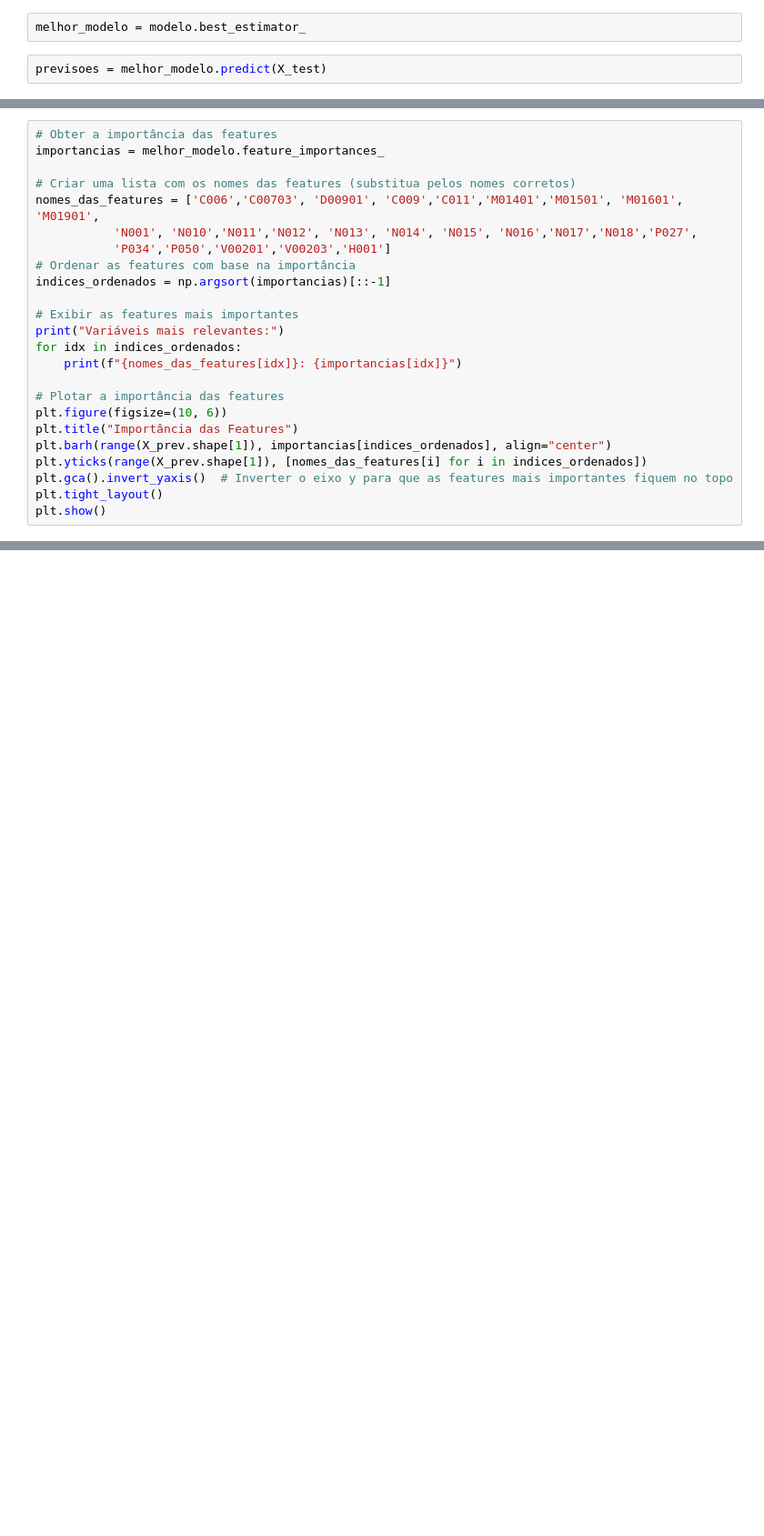
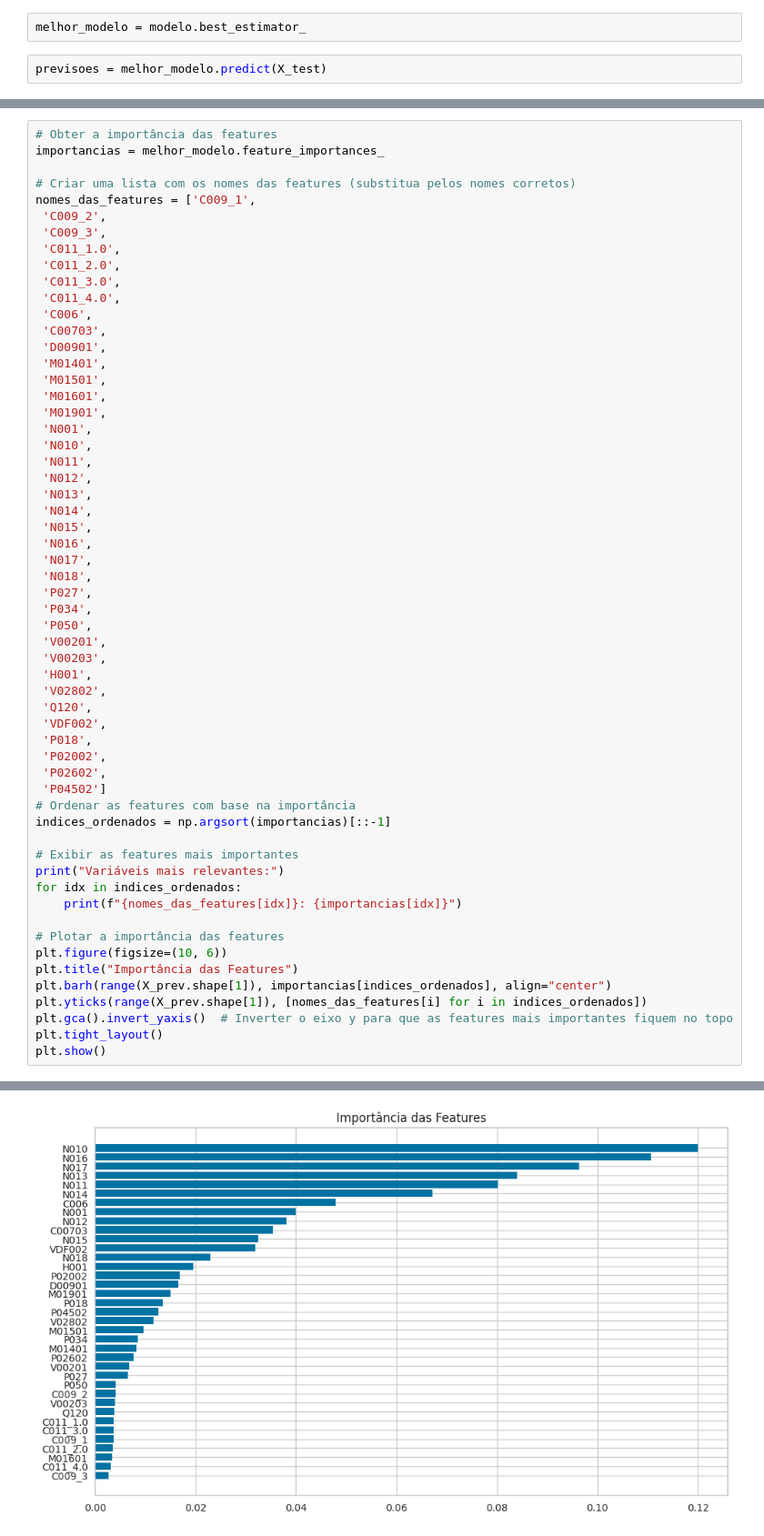
Before and after one commit to EduardoAVS/DepressaoPNS, a Jupyter notebook: TratandoPNS.ipynb, the cells around one changed output, grey strips where cells are left out. Shown at 91% size. Drawn from its saved outputs; the diff is of its cells as text; blank space fills up the shorter version.

```diff
--- a/TratandoPNS.ipynb
+++ b/TratandoPNS.ipynb
@@ -304,9 +381,43 @@ weighted avg       0.92      0.92      0.92      1122
 importancias = melhor_modelo.feature_importances_
 
 # Criar uma lista com os nomes das features (substitua pelos nomes corretos)
-nomes_das_features = ['C006','C00703', 'D00901', 'C009','C011','M01401','M01501', 'M01601', 'M01901',
-           'N001', 'N010','N011','N012', 'N013', 'N014', 'N015', 'N016','N017','N018','P027',
-           'P034','P050','V00201','V00203','H001']
+nomes_das_features = ['C009_1',
+ 'C009_2',
+ 'C009_3',
+ 'C011_1.0',
+ 'C011_2.0',
+ 'C011_3.0',
+ 'C011_4.0',
+ 'C006',
+ 'C00703',
+ 'D00901',
+ 'M01401',
+ 'M01501',
+ 'M01601',
+ 'M01901',
+ 'N001',
+ 'N010',
+ 'N011',
+ 'N012',
+ 'N013',
+ 'N014',
+ 'N015',
+ 'N016',
+ 'N017',
+ 'N018',
+ 'P027',
+ 'P034',
+ 'P050',
+ 'V00201',
+ 'V00203',
+ 'H001',
+ 'V02802',
+ 'Q120',
+ 'VDF002',
+ 'P018',
+ 'P02002',
+ 'P02602',
+ 'P04502']
 # Ordenar as features com base na importância
 indices_ordenados = np.argsort(importancias)[::-1]
 
@@ -335,0 +472 @@ IndexError: list index out of range
+[figure, added]
```
Also changed, not shown: parts of 18 cells of this notebook, 2 other files.
